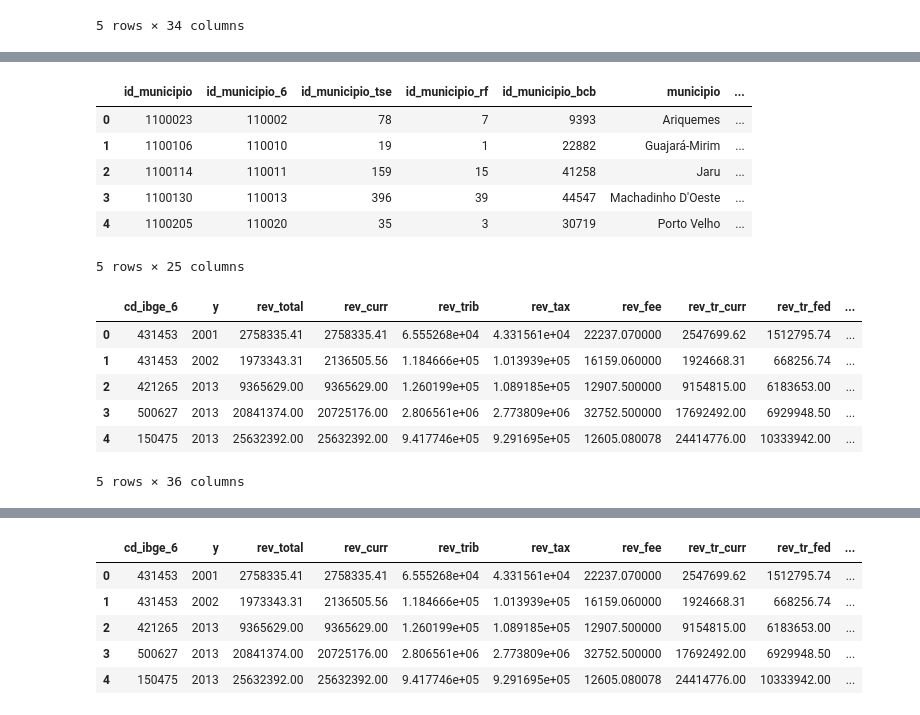
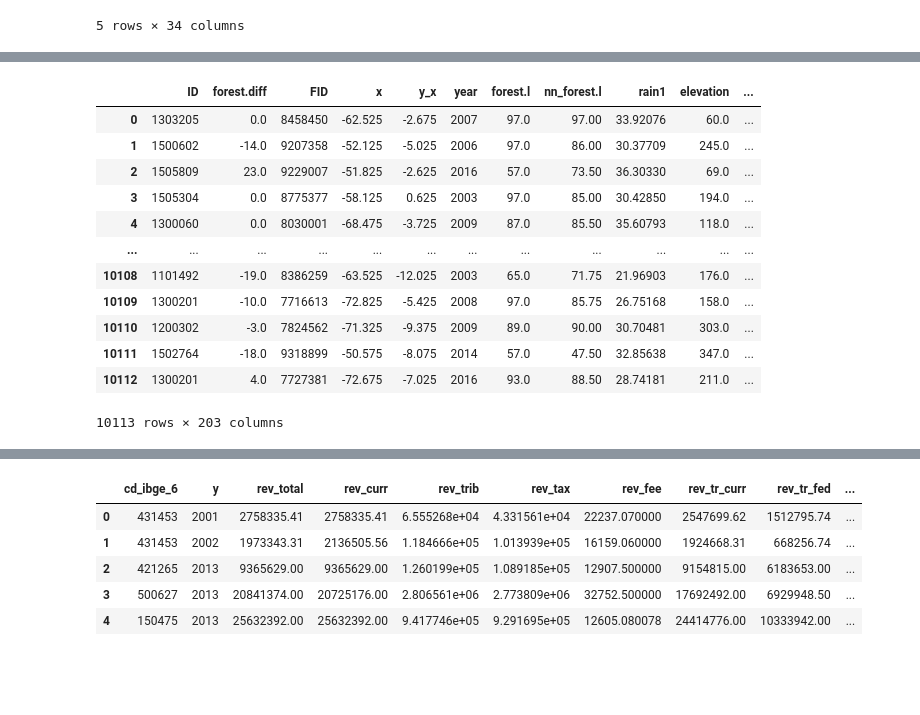
Before and after one commit to aulichney/Deforestation, a Jupyter notebook: DataMergeProcess.ipynb, the cells around one changed output, grey strips where cells are left out. Drawn from its saved outputs; the diff is of its cells as text; code cells hidden in the pictures; blank space fills up the shorter version.

```diff
--- a/DataMergeProcess.ipynb
+++ b/DataMergeProcess.ipynb
@@ -829,0 +895,4 @@ dtype: int64
+# %%
+legal['year']= legal['year'].apply(lambda x: x.year)
+# %%
+df = pd.merge(df, legal,  how = 'left', left_on = ['ID','year'], right_on = ['id','year'])
@@ -833,0 +1034,7 @@ dtype: int64
+# %%
+#url = 'https://raw.githubusercontent.com/ekatovich/Municipality_Name_ID_crosswalk/master/Raw_Brazil_GeographicalUnits.csv'
+url = '/Users/annieulichney/Desktop/BrazilMunicipalIdentifiers.csv'
+codes_df = pd.read_csv(url, header = 0, encoding='latin-1')
+# %%
+#add 6 digit codes to main dataframe
+df = df.merge(codes_df[['ibge7_code', 'ibge6_code']], how = 'left', left_on = 'ID', right_on = 'ibge7_code')
@@ -852,24 +1109,19 @@ finbra_df.head()
+# %%
+pd.merge(df, finbra_df,  how = 'left', left_on = ['ID','year'], right_on = ['cd_ibge_6','y'])
+# %% [output]
+|  | ID | forest.diff | FID | x | y_x | year | forest.l | nn_forest.l | rain1 | elevation | ... |
+| 0 | 1303205 | 0.0 | 8458450 | -62.525 | -2.675 | 2007 | 97.0 | 97.00 | 33.92076 | 60.0 | ... |
+| 1 | 1500602 | -14.0 | 9207358 | -52.125 | -5.025 | 2006 | 97.0 | 86.00 | 30.37709 | 245.0 | ... |
+| 2 | 1505809 | 23.0 | 9229007 | -51.825 | -2.625 | 2016 | 57.0 | 73.50 | 36.30330 | 69.0 | ... |
+| 3 | 1505304 | 0.0 | 8775377 | -58.125 | 0.625 | 2003 | 97.0 | 85.00 | 30.42850 | 194.0 | ... |
+| 4 | 1300060 | 0.0 | 8030001 | -68.475 | -3.725 | 2009 | 87.0 | 85.50 | 35.60793 | 118.0 | ... |
+| ... | ... | ... | ... | ... | ... | ... | ... | ... | ... | ... | ... |
+| 10108 | 1101492 | -19.0 | 8386259 | -63.525 | -12.025 | 2003 | 65.0 | 71.75 | 21.96903 | 176.0 | ... |
+| 10109 | 1300201 | -10.0 | 7716613 | -72.825 | -5.425 | 2008 | 97.0 | 85.75 | 26.75168 | 158.0 | ... |
+| 10110 | 1200302 | -3.0 | 7824562 | -71.325 | -9.375 | 2009 | 89.0 | 90.00 | 30.70481 | 303.0 | ... |
+| 10111 | 1502764 | -18.0 | 9318899 | -50.575 | -8.075 | 2014 | 57.0 | 47.50 | 32.85638 | 347.0 | ... |
+| 10112 | 1300201 | 4.0 | 7727381 | -72.675 | -7.025 | 2016 | 93.0 | 88.50 | 28.74181 | 211.0 | ... |
+10113 rows × 203 columns
 # %%
 dir_read = pyreadr.read_r('/Users/annieulichney/Library/CloudStorage/Box-Box/Deforestation_MachineLearning/Data/diretorio.Rdata')
 dir_df = dir_read['df.diretorio']
-# %%
-dir_df.head()
-# %% [output]
-|  | id_municipio | id_municipio_6 | id_municipio_tse | id_municipio_rf | id_municipio_bcb | municipio | ... |
-| 0 | 1100023 | 110002 | 78 | 7 | 9393 | Ariquemes | ... |
-| 1 | 1100106 | 110010 | 19 | 1 | 22882 | Guajará-Mirim | ... |
-| 2 | 1100114 | 110011 | 159 | 15 | 41258 | Jaru | ... |
-| 3 | 1100130 | 110013 | 396 | 39 | 44547 | Machadinho D'Oeste | ... |
-| 4 | 1100205 | 110020 | 35 | 3 | 30719 | Porto Velho | ... |
-5 rows × 25 columns
-# %%
-finbra_merged = pd.merge(finbra_df, dir_df[['id_municipio', 'id_municipio_6']],  how = 'left', left_on = ['cd_ibge_6'], right_on = ['id_municipio_6'])
-finbra_merged.head()
-# %% [output]
-|  | cd_ibge_6 | y | rev_total | rev_curr | rev_trib | rev_tax | rev_fee | rev_tr_curr | rev_tr_fed | ... |
-| 0 | 431453 | 2001 | 2758335.41 | 2758335.41 | 6.555268e+04 | 4.331561e+04 | 22237.070000 | 2547699.62 | 1512795.74 | ... |
-| 1 | 431453 | 2002 | 1973343.31 | 2136505.56 | 1.184666e+05 | 1.013939e+05 | 16159.060000 | 1924668.31 | 668256.74 | ... |
-| 2 | 421265 | 2013 | 9365629.00 | 9365629.00 | 1.260199e+05 | 1.089185e+05 | 12907.500000 | 9154815.00 | 6183653.00 | ... |
-| 3 | 500627 | 2013 | 20841374.00 | 20725176.00 | 2.806561e+06 | 2.773809e+06 | 32752.500000 | 17692492.00 | 6929948.50 | ... |
-| 4 | 150475 | 2013 | 25632392.00 | 25632392.00 | 9.417746e+05 | 9.291695e+05 | 12605.080078 | 24414776.00 | 10333942.00 | ... |
-5 rows × 36 columns
```
Also changed, not shown: parts of 73 cells of this notebook, 5 other files.
